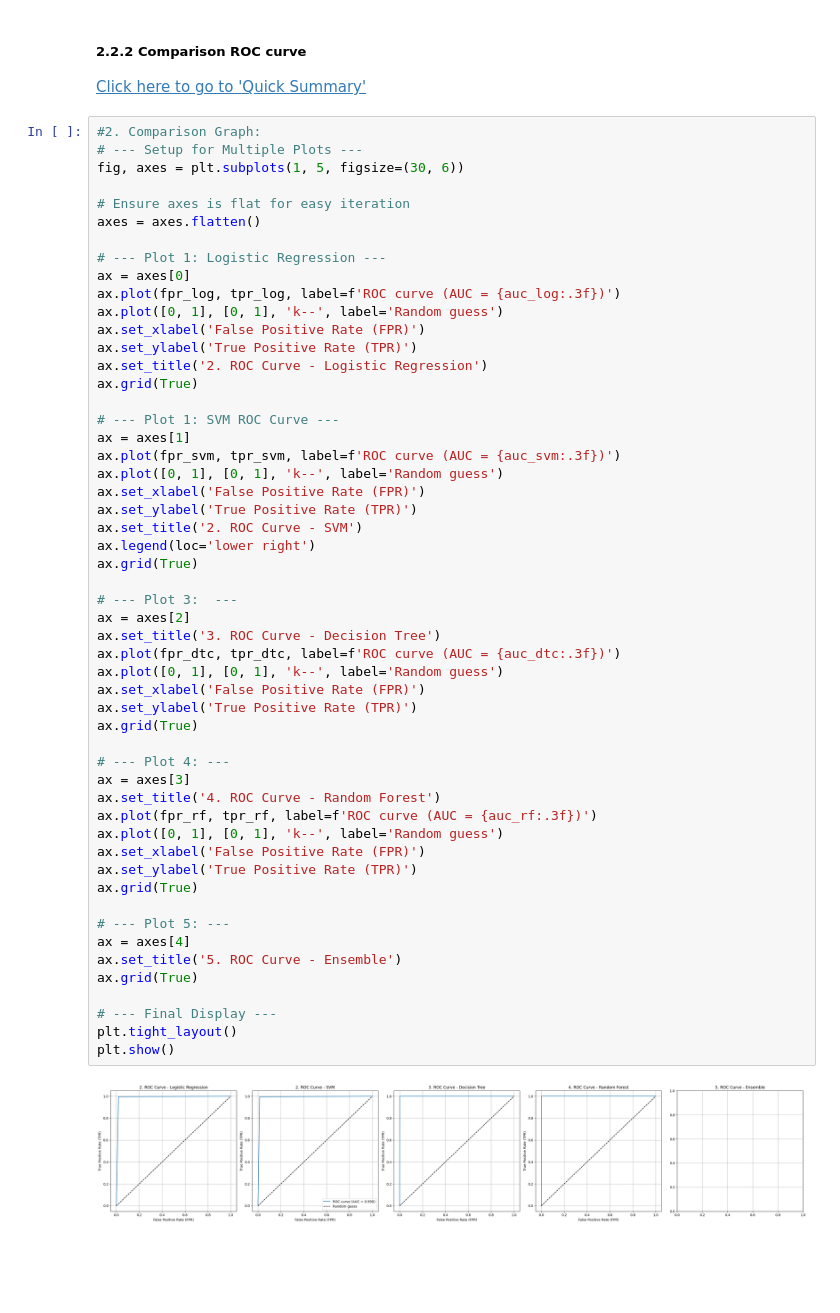
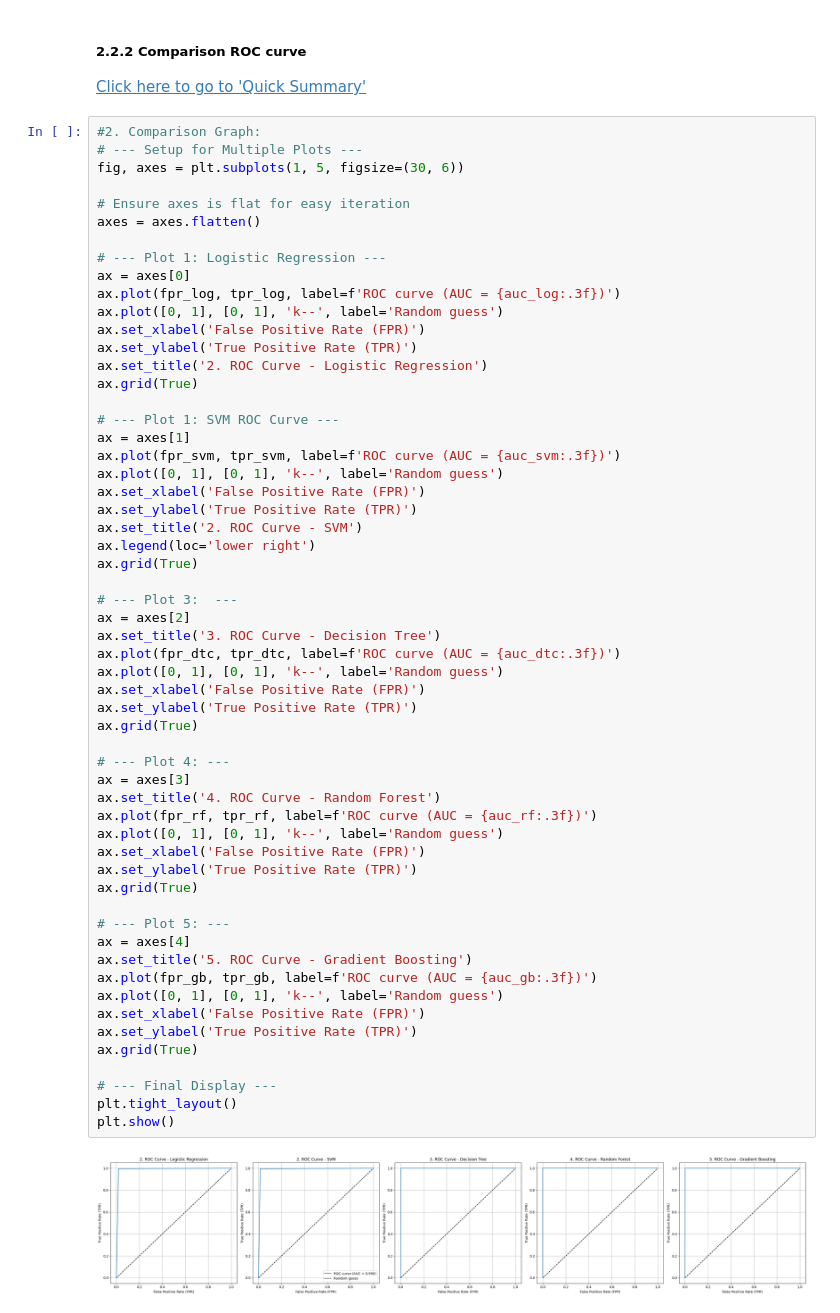
Before and after one commit to sanchitram1/pyspam, a Jupyter notebook: models.ipynb, the cells around one changed output. Drawn from its saved outputs; the diff is of its cells as text; blank space fills up the shorter version.

```diff
--- a/models.ipynb
+++ b/models.ipynb
@@ -514,32 +668,36 @@ ax.set_ylabel('True Positive Rate (TPR)')
 ax.set_title('2. ROC Curve - SVM')
 ax.legend(loc='lower right')
 ax.grid(True)
 
 # --- Plot 3:  ---
 ax = axes[2]
 ax.set_title('3. ROC Curve - Decision Tree')
 ax.plot(fpr_dtc, tpr_dtc, label=f'ROC curve (AUC = {auc_dtc:.3f})')
 ax.plot([0, 1], [0, 1], 'k--', label='Random guess')
 ax.set_xlabel('False Positive Rate (FPR)')
 ax.set_ylabel('True Positive Rate (TPR)')
 ax.grid(True)
 
 # --- Plot 4: ---
 ax = axes[3]
 ax.set_title('4. ROC Curve - Random Forest')
 ax.plot(fpr_rf, tpr_rf, label=f'ROC curve (AUC = {auc_rf:.3f})')
 ax.plot([0, 1], [0, 1], 'k--', label='Random guess')
 ax.set_xlabel('False Positive Rate (FPR)')
 ax.set_ylabel('True Positive Rate (TPR)')
 ax.grid(True)
 
 # --- Plot 5: ---
 ax = axes[4]
-ax.set_title('5. ROC Curve - Ensemble')
+ax.set_title('5. ROC Curve - Gradient Boosting')
+ax.plot(fpr_gb, tpr_gb, label=f'ROC curve (AUC = {auc_gb:.3f})')
+ax.plot([0, 1], [0, 1], 'k--', label='Random guess')
+ax.set_xlabel('False Positive Rate (FPR)')
+ax.set_ylabel('True Positive Rate (TPR)')
 ax.grid(True)
 
 # --- Final Display ---
 plt.tight_layout()
 plt.show()
 # %% [output]
-[figure, old version]
+[figure, new version]
```
Also changed, not shown: parts of 10 cells of this notebook.
